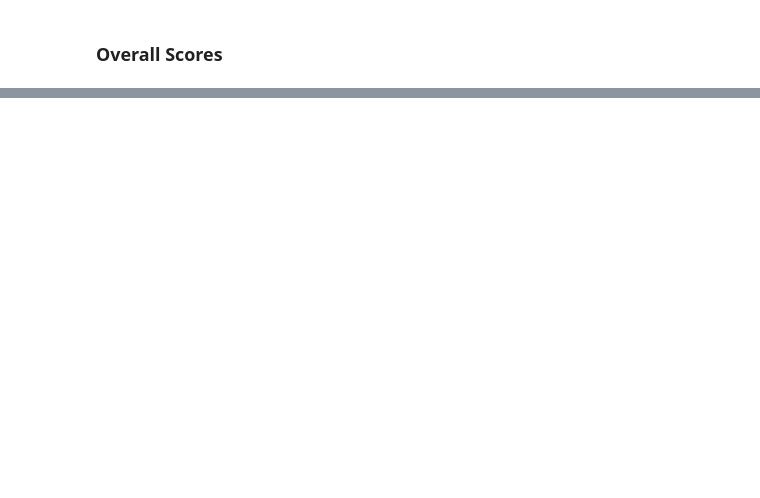
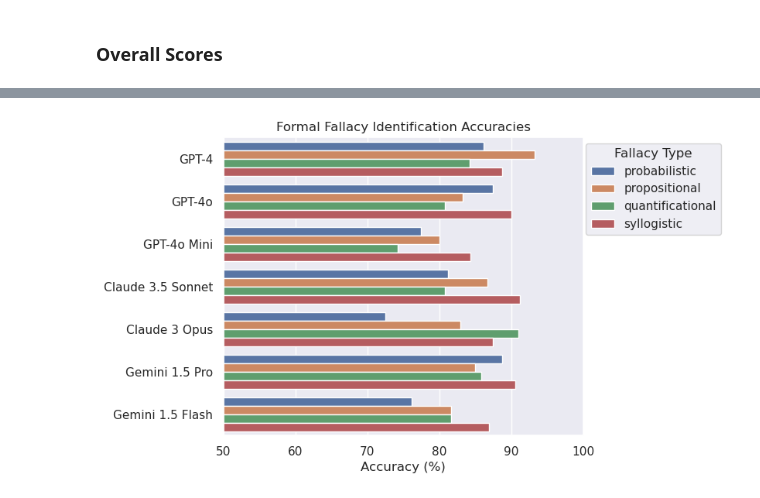
Before and after one commit to aimfeld/fallacy-detection, a Jupyter notebook: analysis.ipynb, the cells around one changed output, grey strips where cells are left out. Saved outputs shown, nothing was run; the diff lists cells and outputs as text; code cells hidden in the pictures; blank space fills up the shorter version.

```diff
--- a/analysis.ipynb
+++ b/analysis.ipynb
@@ -101,0 +136,3 @@ df_type_accuracies
+# %%
+df_formal_type_accuracies = get_fallacy_identification_accuracies(df_fallacies[df_fallacies['category'] == 'formal'], ['type'])
+df_formal_type_accuracies
@@ -101,0 +148,19 @@ df_type_accuracies
+# %%
+df_formal_type_accuracies_long = pd.melt(df_formal_type_accuracies, var_name='Type', value_name='Accuracy', ignore_index=False)
+
+_, ax = plt.subplots(figsize=(6, 5))
+sns.barplot(x='Accuracy', y='index', data=df_formal_type_accuracies_long.reset_index(),
+                 hue='Type', ax=ax)
+plt.title('Formal Fallacy Identification Accuracies')
+plt.xlabel('Accuracy (%)')
+plt.ylabel('')
+
+# Set x-axis limits, start from 50% (random guessing)
+ax.set_xlim(50, 100)
+
+# Place the legend outside the plot
+plt.legend(loc='upper right', bbox_to_anchor=(1.4, 1), title='Fallacy Type')
+
+plt.show()
+# %% [output]
+[figure, added]
```
Also changed, not shown: parts of 15 cells of this notebook, 8 other files.
